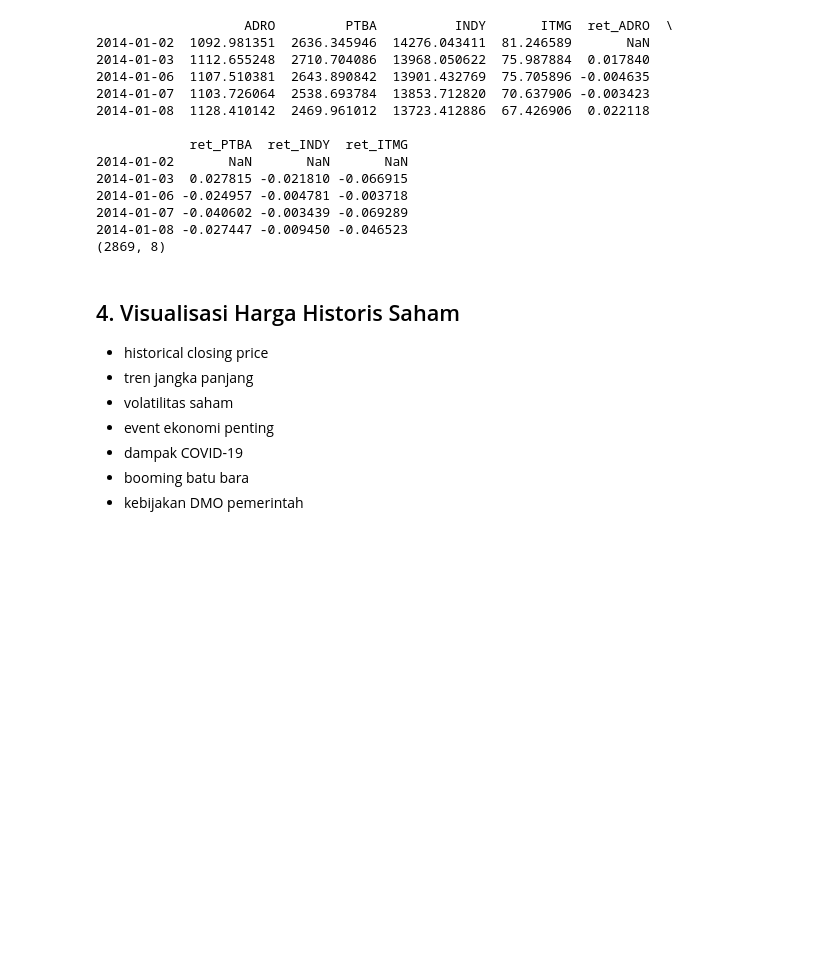
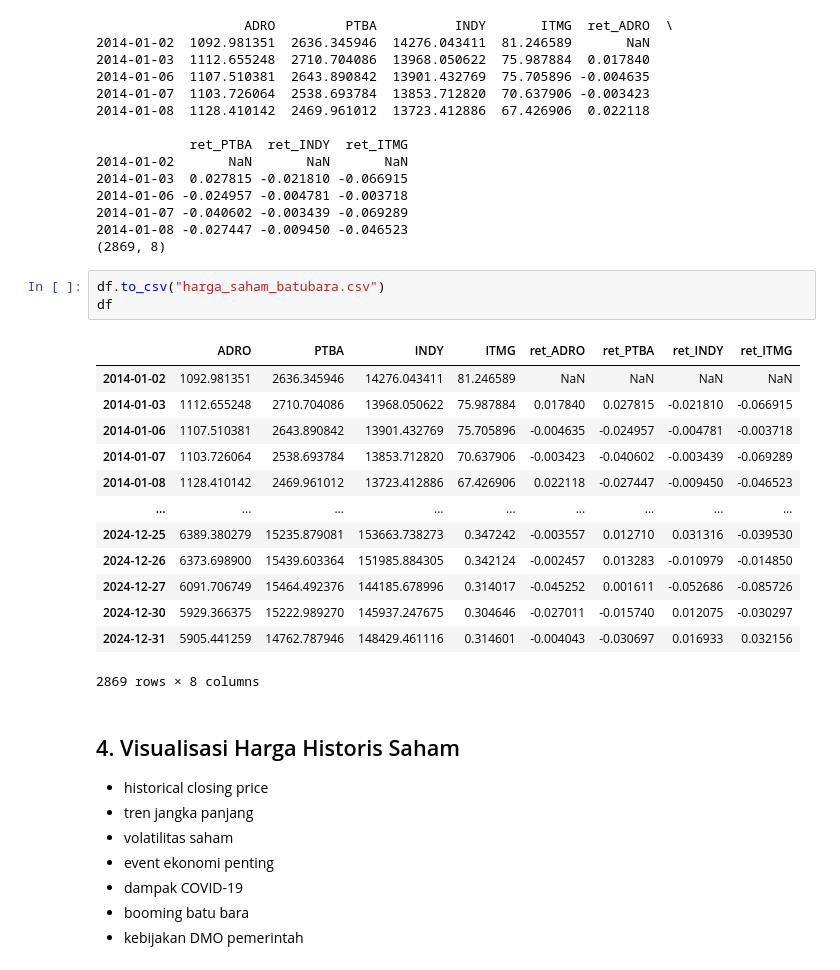
Before and after one commit to dayinta14/PKM-Forecast-Saham-Batubara-2025-2045, a Jupyter notebook: preprocessing_eda.ipynb, the cells around one changed output. Drawn from its saved outputs; the diff is of its cells as text; blank space fills up the shorter version.

```diff
--- a/preprocessing_eda.ipynb
+++ b/preprocessing_eda.ipynb
@@ -175,6 +175,23 @@ print(df.shape)
 2014-01-07 -0.040602 -0.003439 -0.069289
 2014-01-08 -0.027447 -0.009450 -0.046523
 (2869, 8)
+# %%
+df.to_csv("harga_saham_batubara.csv")
+df
+# %% [output]
+|  | ADRO | PTBA | INDY | ITMG | ret_ADRO | ret_PTBA | ret_INDY | ret_ITMG |
+| 2014-01-02 | 1092.981351 | 2636.345946 | 14276.043411 | 81.246589 | NaN | NaN | NaN | NaN |
+| 2014-01-03 | 1112.655248 | 2710.704086 | 13968.050622 | 75.987884 | 0.017840 | 0.027815 | -0.021810 | -0.066915 |
+| 2014-01-06 | 1107.510381 | 2643.890842 | 13901.432769 | 75.705896 | -0.004635 | -0.024957 | -0.004781 | -0.003718 |
+| 2014-01-07 | 1103.726064 | 2538.693784 | 13853.712820 | 70.637906 | -0.003423 | -0.040602 | -0.003439 | -0.069289 |
+| 2014-01-08 | 1128.410142 | 2469.961012 | 13723.412886 | 67.426906 | 0.022118 | -0.027447 | -0.009450 | -0.046523 |
+| ... | ... | ... | ... | ... | ... | ... | ... | ... |
+| 2024-12-25 | 6389.380279 | 15235.879081 | 153663.738273 | 0.347242 | -0.003557 | 0.012710 | 0.031316 | -0.039530 |
+| 2024-12-26 | 6373.698900 | 15439.603364 | 151985.884305 | 0.342124 | -0.002457 | 0.013283 | -0.010979 | -0.014850 |
+| 2024-12-27 | 6091.706749 | 15464.492376 | 144185.678996 | 0.314017 | -0.045252 | 0.001611 | -0.052686 | -0.085726 |
+| 2024-12-30 | 5929.366375 | 15222.989270 | 145937.247675 | 0.304646 | -0.027011 | -0.015740 | 0.012075 | -0.030297 |
+| 2024-12-31 | 5905.441259 | 14762.787946 | 148429.461116 | 0.314601 | -0.004043 | -0.030697 | 0.016933 | 0.032156 |
+2869 rows × 8 columns
 # %% [markdown]
 ## 4. Visualisasi Harga Historis Saham
 
```
Also changed, not shown: parts of 1 cell of this notebook, 40 other files.
